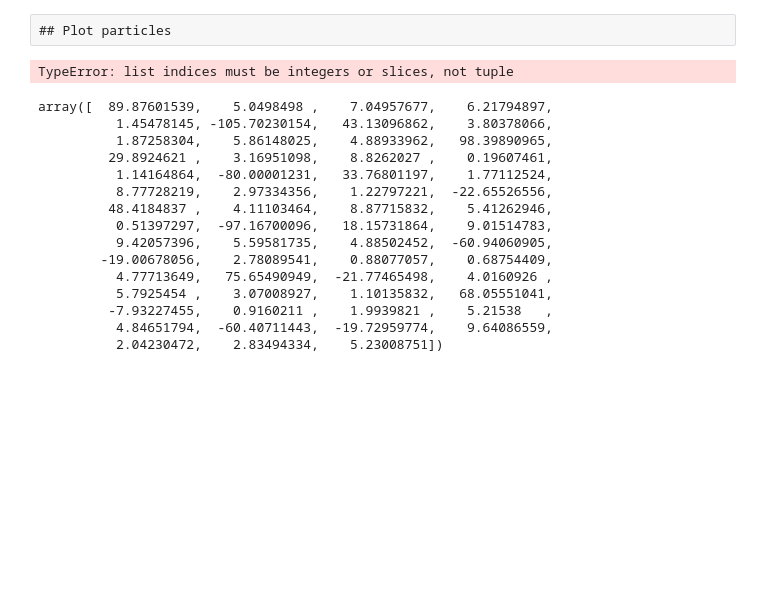
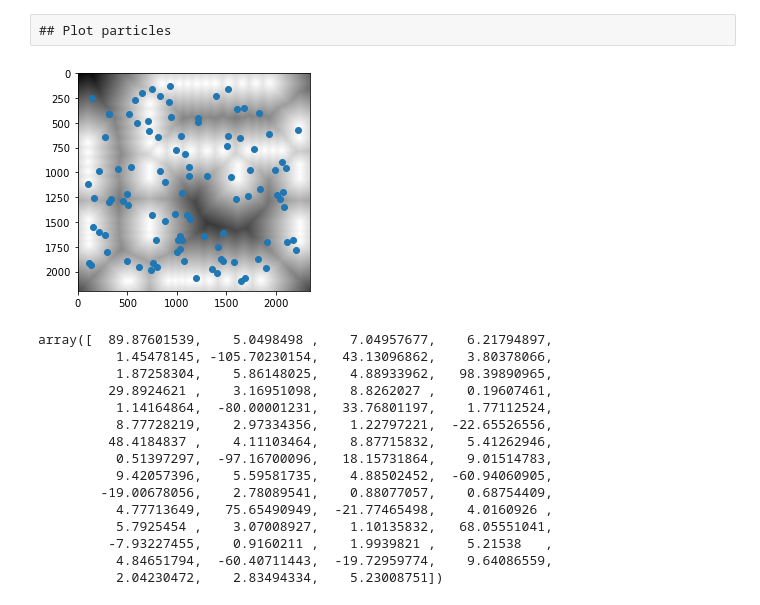
Before and after one commit to Smartimann/IMU_based-vehicle_localization, a Jupyter notebook: application/PF Test.ipynb, the cells around one changed output. Saved outputs shown, nothing was run; the diff lists cells and outputs as text; code cells hidden in the pictures; blank space fills up the shorter version.

```diff
--- a/application/PF Test.ipynb
+++ b/application/PF Test.ipynb
@@ -101,2 +140,22 @@ weights = np.full((particles.shape[0],), 1/particles.shape[0])
+# %%
+matrices = []
+for o in simulation_data['orientations'].values:
+    matrices.append(get_rotation_matrix(o))
+matrices = np.array(matrices)
+# %%
+global_acc = []
+for i in range(len(matrices)):
+    global_acc.append(np.dot(local_acc[i], matrices[i]))
+global_acc = np.array(global_acc)
+# %%
+def plot_particles(particles):
+    converted_particles = []
+    for rp in particles:
+        converted_particles.append(dm.coord_to_image(np.array([rp[0], rp[1]])))
+    converted_particles = np.array(converted_particles)
+    plt.imshow(dm.distance_map, cmap="gray")
+    plt.scatter(converted_particles[:,0], converted_particles[:,1])
+
+    plt.show()
 # %% [markdown]
 ## First test
@@ -107,2 +166,4 @@ us = np.concatenate((u_left, u_right))
+# %%
+us = np.stack([global_acc[:,0], global_acc[:,1], control_inputs['steering'].values], axis=1)
 # %%
 seconds = 60
@@ -157,11 +243,11 @@ converted_particles = np.array(converted_particles)
 # %%
 plt.imshow(dm.distance_map, cmap="gray")
 
-#plt.scatter(converted_particles[:,0], converted_particles[:,1])
-plt.plot(xs[:,0], xs[:,1])
+plt.scatter(converted_particles[:,0], converted_particles[:,1])
+#plt.scatter(xs[:,0], xs[:,1])
 plt.show()
 # %% [output]
-TypeError: list indices must be integers or slices, not tuple
+[figure, added]
 # %%
 np.delete(particles,1)
 # %% [output]
```
Also changed, not shown: parts of 19 cells of this notebook, 6 other files.
